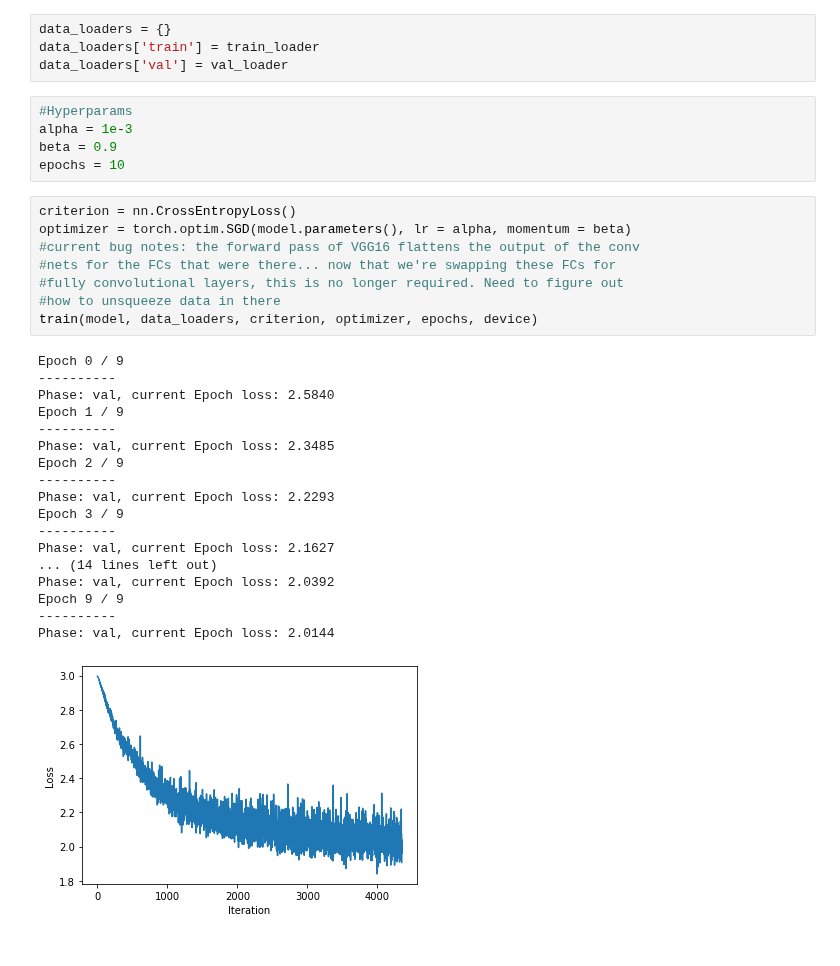
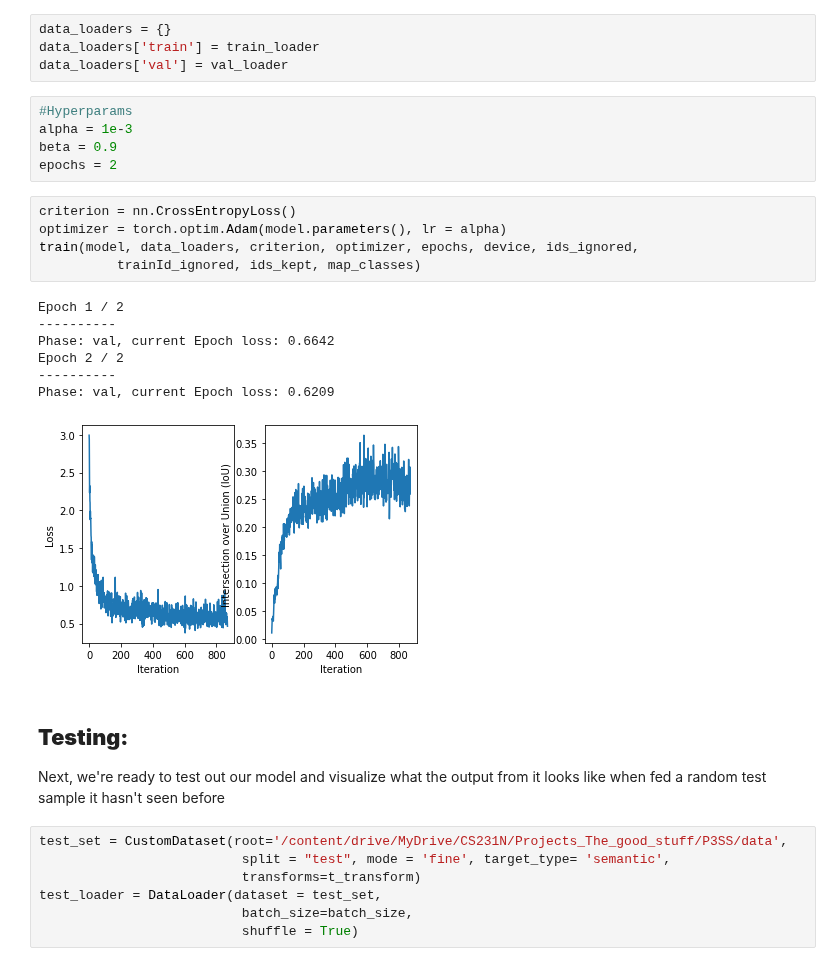
Before and after one commit to aryamanpandya99/computer_vision, a Jupyter notebook: Project3SemanticSegmentation/SemanticSegCityscapes.ipynb, the cells around one changed output. Cells and saved outputs as stored; diff of their text form.

```diff
--- a/Project3SemanticSegmentation/SemanticSegCityscapes.ipynb
+++ b/Project3SemanticSegmentation/SemanticSegCityscapes.ipynb
@@ -392,31 +398,28 @@ data_loaders['val'] = val_loader
 #Hyperparams
 alpha = 1e-3
 beta = 0.9
-epochs = 10
+epochs = 2
-# %%
-criterion = nn.CrossEntropyLoss()
-optimizer = torch.optim.SGD(model.parameters(), lr = alpha, momentum = beta)
-#current bug notes: the forward pass of VGG16 flattens the output of the conv
-#nets for the FCs that were there... now that we're swapping these FCs for
-#fully convolutional layers, this is no longer required. Need to figure out
-#how to unsqueeze data in there
-train(model, data_loaders, criterion, optimizer, epochs, device)
-# %% [output]
-Epoch 0 / 9
-----------
-Phase: val, current Epoch loss: 2.5840
-Epoch 1 / 9
-----------
-Phase: val, current Epoch loss: 2.3485
-Epoch 2 / 9
-----------
-Phase: val, current Epoch loss: 2.2293
-Epoch 3 / 9
-----------
-Phase: val, current Epoch loss: 2.1627
-... (14 lines left out)
-Phase: val, current Epoch loss: 2.0392
-Epoch 9 / 9
-----------
-Phase: val, current Epoch loss: 2.0144
-[figure, removed]
+# %%
+criterion = nn.CrossEntropyLoss()
+optimizer = torch.optim.Adam(model.parameters(), lr = alpha)
+train(model, data_loaders, criterion, optimizer, epochs, device, ids_ignored,
+          trainId_ignored, ids_kept, map_classes)
+# %% [output]
+Epoch 1 / 2
+----------
+Phase: val, current Epoch loss: 0.6642
+Epoch 2 / 2
+----------
+Phase: val, current Epoch loss: 0.6209
+[figure, added]
+# %% [markdown]
+## **Testing:**
+
+Next, we're ready to test out our model and visualize what the output from it looks like when fed a random test sample it hasn't seen before
+# %%
+test_set = CustomDataset(root='/content/drive/MyDrive/CS231N/Projects_The_good_stuff/P3SS/data',
+                          split = "test", mode = 'fine', target_type= 'semantic',
+                          transforms=t_transform)
+test_loader = DataLoader(dataset = test_set,
+                          batch_size=batch_size,
+                          shuffle = True)
```
Also changed, not shown: parts of 9 cells of this notebook.
